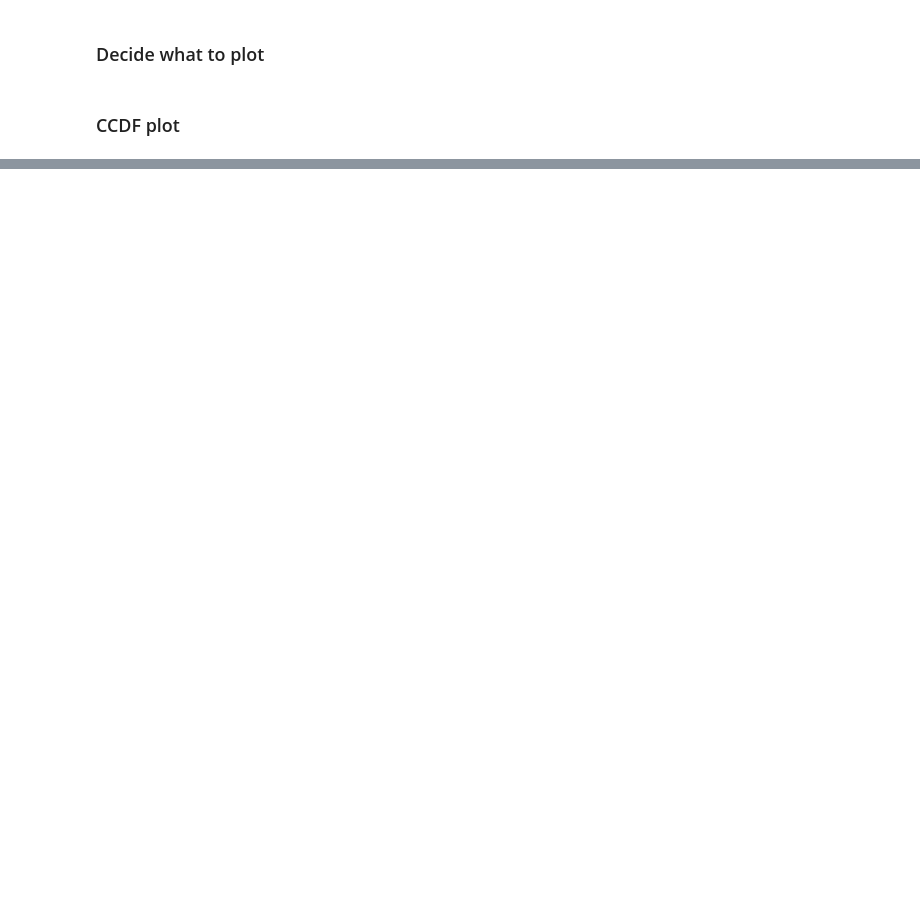
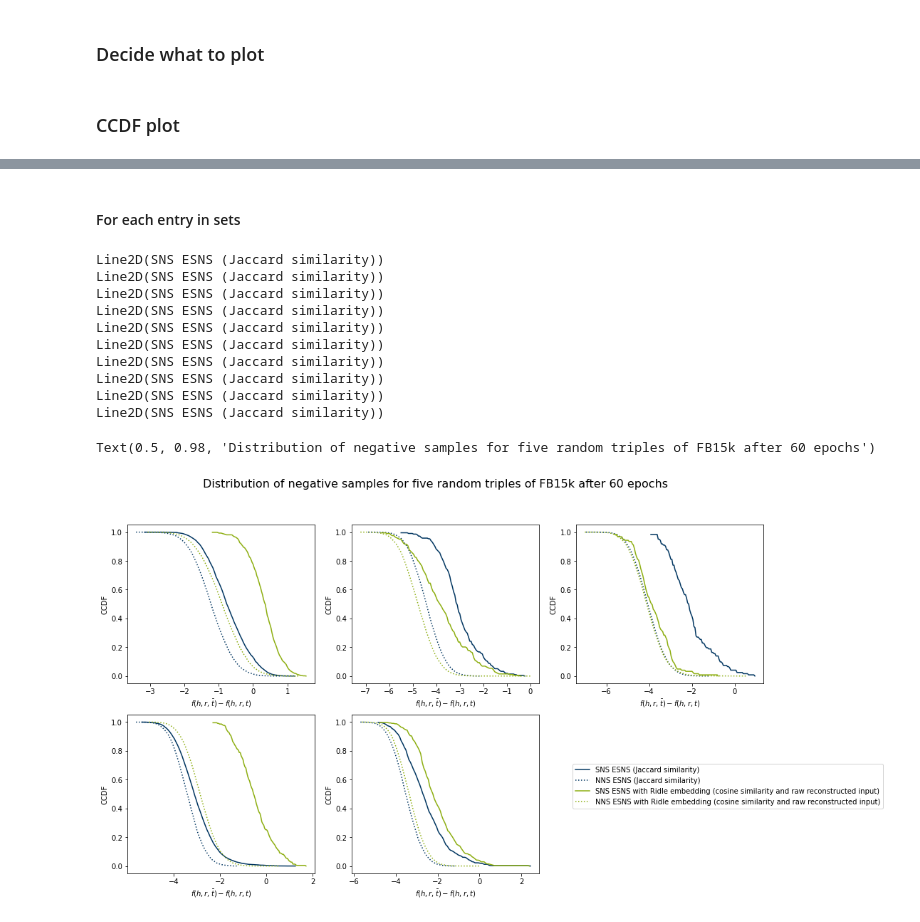
Before and after one commit to jguski/negative_sampling_rbm, a Jupyter notebook: neg_samples_quality_analysis.ipynb, the cells around one changed output, grey strips where cells are left out. Drawn from its saved outputs; the diff is of its cells as text; code cells hidden in the pictures; blank space fills up the shorter version.

```diff
--- a/neg_samples_quality_analysis.ipynb
+++ b/neg_samples_quality_analysis.ipynb
@@ -82,0 +89,52 @@ colors
+# %% [markdown]
+#### For each entry in sets
+# %%
+fig = plt.figure(figsize=(16,9))
+spec = mpl.gridspec.GridSpec(ncols=3, nrows=2)
+colors = ['#003560', '#8DAE10']
+
+index = 0
+color_index = 0
+line1, line2 = [0,0], [0,0]
+for set1, set2 in zip(set1_60, set2_60):
+    ax = fig.add_subplot(spec[index // 3, index % 3])
+    #print(index % 3)
+    for f in (set1, set2):
+
+        minus_distances = dict(np.load(ns_qual_analysis_files[f]))
+        count_sns, bins_count_sns = np.histogram(minus_distances["sns"], bins=100)
+        count_nns, bins_count_nns = np.histogram(minus_distances["nns"], bins=100)
+
+        pdf_sns = count_sns / sum(count_sns)
+        pdf_nns = count_nns / sum(count_nns)
+
+        cdf_sns = np.cumsum(pdf_sns)
+        cdf_nns = np.cumsum(pdf_nns)
+
+        line1[color_index% len(colors)],  = ax.plot(bins_count_sns[1:], 1-cdf_sns, label="SNS {}".format(curve_descriptions[color_index % len(colors)]), color=colors[color_index % len(colors)])
+        line2[color_index% len(colors)],  = ax.plot(bins_count_nns[1:], 1-cdf_nns, label="NNS {}".format(curve_descriptions[color_index % len(colors)]), color=colors[color_index % len(colors)], linestyle="dotted")
+
+        print(line1[0])
+        #axs.flat[color_index].legend()
+        #axs.flat[color_index].set_title(plot_title, fontsize=10)
+        ax.set_xlabel(r"$f(h, r, \bar{t}) - f(h, r, t)$", fontsize=10)
+        ax.set_ylabel("CCDF", fontsize=10)
+        color_index += 1
+
+    index += 1
+
+fig.legend(handles=[line1[0], line2[0], line1[1], line2[1]],  bbox_to_anchor=(0.5,0.5, 0.55, -0.13))
+fig.suptitle(plot_title, fontsize=16)
+# %% [output]
+Line2D(SNS ESNS (Jaccard similarity))
+Line2D(SNS ESNS (Jaccard similarity))
+Line2D(SNS ESNS (Jaccard similarity))
+Line2D(SNS ESNS (Jaccard similarity))
+Line2D(SNS ESNS (Jaccard similarity))
+Line2D(SNS ESNS (Jaccard similarity))
+Line2D(SNS ESNS (Jaccard similarity))
+Line2D(SNS ESNS (Jaccard similarity))
+Line2D(SNS ESNS (Jaccard similarity))
+Line2D(SNS ESNS (Jaccard similarity))
+Text(0.5, 0.98, 'Distribution of negative samples for five random triples of FB15k after 60 epochs')
+[figure, added]
```
Also changed, not shown: parts of 8 cells of this notebook, 2 other files.
